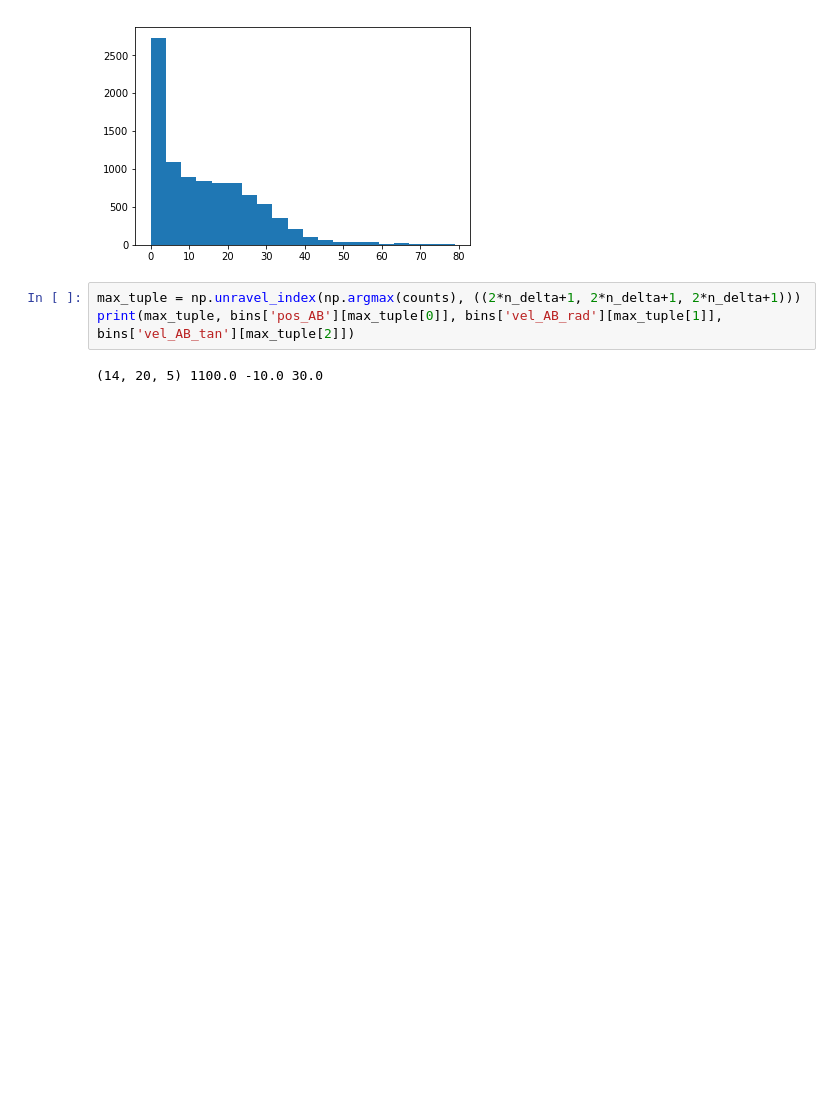
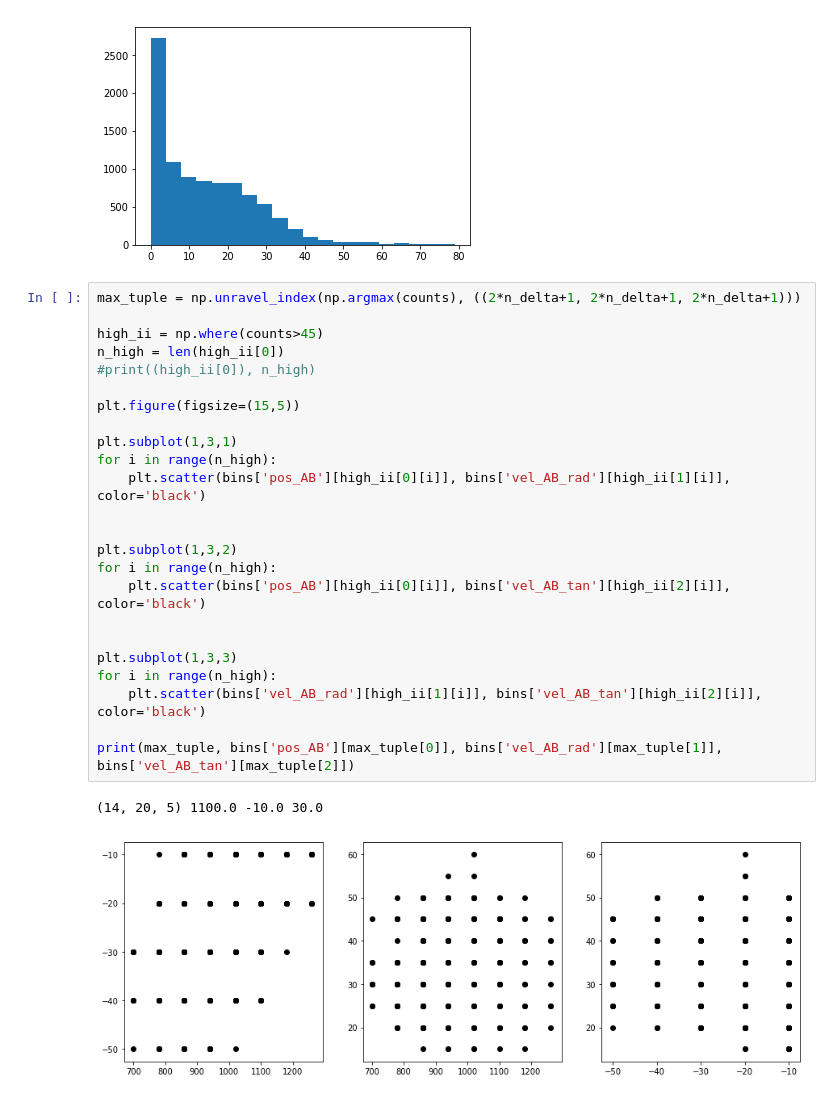
Before and after one commit to forero/IllustrisTNGPairs, a Jupyter notebook: code/probabilities.ipynb, the cells around one changed output. Saved outputs shown, nothing was run; the diff lists cells and outputs as text; blank space fills up the shorter version.

```diff
--- a/code/probabilities.ipynb
+++ b/code/probabilities.ipynb
@@ -96,11 +96,33 @@ print(counts.max())
 _ = plt.hist(counts.flatten(), bins=20)
 # %% [output]
 [figure]
-# %%
-max_tuple = np.unravel_index(np.argmax(counts), ((2*n_delta+1, 2*n_delta+1, 2*n_delta+1)))
-print(max_tuple, bins['pos_AB'][max_tuple[0]], bins['vel_AB_rad'][max_tuple[1]], bins['vel_AB_tan'][max_tuple[2]])
-# %% [output]
-(14, 20, 5) 1100.0 -10.0 30.0
+# %%
+max_tuple = np.unravel_index(np.argmax(counts), ((2*n_delta+1, 2*n_delta+1, 2*n_delta+1)))
+
+high_ii = np.where(counts>45)
+n_high = len(high_ii[0])
+#print((high_ii[0]), n_high)
+
+plt.figure(figsize=(15,5))
+
+plt.subplot(1,3,1)
+for i in range(n_high):
+    plt.scatter(bins['pos_AB'][high_ii[0][i]], bins['vel_AB_rad'][high_ii[1][i]], color='black')
+
+
+plt.subplot(1,3,2)
+for i in range(n_high):
+    plt.scatter(bins['pos_AB'][high_ii[0][i]], bins['vel_AB_tan'][high_ii[2][i]], color='black')
+
+
+plt.subplot(1,3,3)
+for i in range(n_high):
+    plt.scatter(bins['vel_AB_rad'][high_ii[1][i]], bins['vel_AB_tan'][high_ii[2][i]], color='black')
+
+print(max_tuple, bins['pos_AB'][max_tuple[0]], bins['vel_AB_rad'][max_tuple[1]], bins['vel_AB_tan'][max_tuple[2]])
+# %% [output]
+(14, 20, 5) 1100.0 -10.0 30.0
+[figure, added]
 # %%
 sorted_counts = np.sort(counts.flatten())[::-1]
 cum_sorted_counts = np.cumsum(sorted_counts)
```
Also changed, not shown: parts of 1 cell of this notebook.
